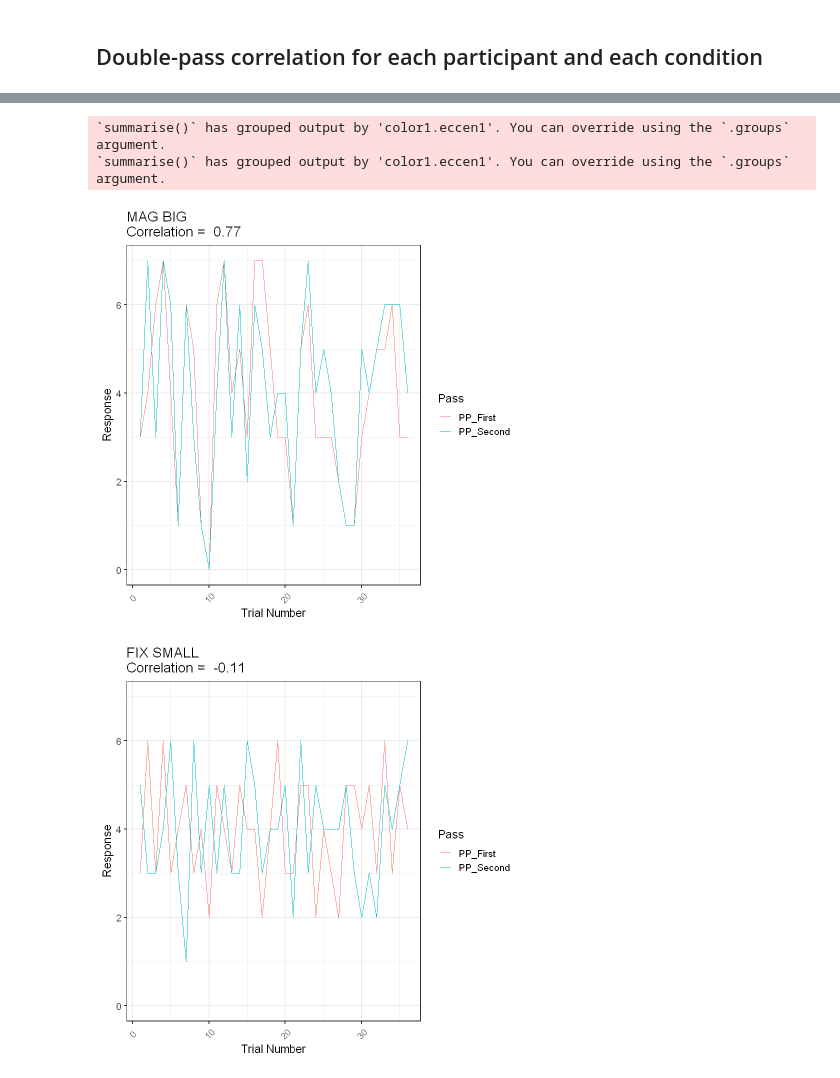
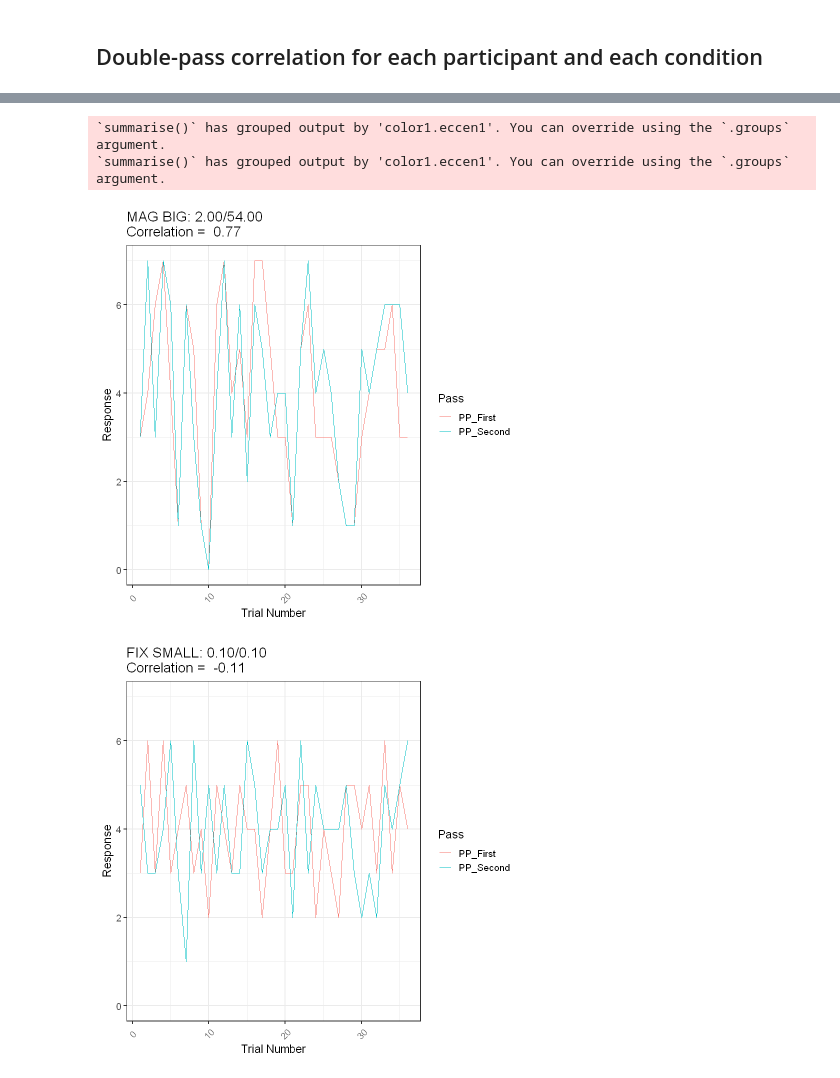
Before and after one commit to ArielZJ/Precision-Phenomenology-Data-Analysis, a Jupyter notebook: Fovea vs. Periphery Color Similarity Pilot Analysis - 2stim Analysis.ipynb, the cells around one changed output, grey strips where cells are left out. Cells and saved outputs as stored; diff of their text form; code cells hidden in the pictures.

```diff
--- a/Fovea vs. Periphery Color Similarity Pilot Analysis - 2stim Analysis.ipynb
+++ b/Fovea vs. Periphery Color Similarity Pilot Analysis - 2stim Analysis.ipynb
@@ -1383,7 +1396,8 @@ plot.correlations <- function(df){
         geom_point(position=position_dodge(width=0.75)) +
         ylim(-0.5, 1) + ylab("Correlation") +
         theme_bw(base_size = 14) +
-        guides(color=guide_legend(reverse=TRUE),fill=FALSE) + theme(legend.title=element_blank()) +
+        guides(color=guide_legend(reverse=TRUE,byrow=TRUE),fill=FALSE) +
+        theme(legend.title=element_blank(), legend.spacing.y = unit(0.50,'cm')) +
         xlab("") + scale_colour_manual(values=fix_mag_colours) +
         geom_hline(yintercept=0, linetype='dashed', color='red') + # 0 correlation
         #geom_hline(yintercept=mean(subset(df, label.mag != 'FIX')$CC1_CC2), linetype='dashed',color='blue') # mean CC1-CC2 correlation
@@ -1611,7 +1625,8 @@ fig5b <- function(df,save=TRUE){
         #geom_hline(yintercept=median, linetype = 'dashed',color='blue') +
         ylim(0,7) +
         theme_bw(base_size = 14) +
-        guides(color=guide_legend(reverse=TRUE),fill=FALSE) + theme(legend.title=element_blank()) +
+        guides(color=guide_legend(reverse=TRUE,byrow=TRUE),fill=FALSE) +
+        theme(legend.title=element_blank(),legend.spacing.y = unit(0.50,'cm')) +
         xlab("") +
         #ylab("Normalised Trace") +
         scale_y_continuous(name='Normalised Trace\nDifference',
@@ -1696,10 +1711,11 @@ fig5f.PP.rainbow <- function(df){
             geom_point(position = position_jitter(width=.15,height=0),size=1) +
             geom_boxplot(aes(x=as.numeric(as.factor(label.combo)) + 0.25, y = value),alpha = 0.3, outlier.shape=NA, width = .1, colour = "BLACK") +
             xlab('')+coord_flip()+theme_cowplot()+
-            guides(color=guide_legend(reverse=TRUE),fill=FALSE) +
+            guides(color=guide_legend(reverse=TRUE,byrow=TRUE),fill=FALSE) +
             geom_hline(yintercept=logit(0.5), linetype='dashed') +
             ylab("Logistic-Transformed\nNormalised Trace Difference") +
-            theme(axis.text.y=element_blank(),axis.ticks.y=element_blank(),axis.line.y=element_blank(),legend.title=element_blank()) +
+            theme(axis.text.y=element_blank(),axis.ticks.y=element_blank(),axis.line.y=element_blank(),
+                  legend.title=element_blank(),legend.spacing.y = unit(0.50,'cm')) +
             ylim(-2.5,2.5)  +
             #scale_fill_brewer(palette='Dark2') + scale_colour_brewer(palette='Dark2')
             scale_fill_manual(values=fix_mag_colours) + scale_colour_manual(values=fix_mag_colours)
@@ -2241,7 +2257,8 @@ fig6d <- function(plot.df,histogram=FALSE,save=TRUE){
         #scale_colour_manual(values = c("orange",'purple')) +
         #scale_color_brewer(palette='Dark2') + scale_fill_brewer(palette='Dark2')
         scale_fill_manual(values=fix_mag_colours) + scale_colour_manual(values=fix_mag_colours) +
-        guides(color=guide_legend(reverse=TRUE),fill=FALSE) + theme(legend.title=element_blank())
+        guides(color=guide_legend(reverse=TRUE,byrow=TRUE),fill=FALSE) +
+        theme(legend.title=element_blank(),legend.spacing.y = unit(0.50,'cm'))
     if(histogram){
         #plot.df$mean.var <- log((plot.df$mean.var))
         plot.df$label.combo <- paste(plot.df$StimSize,plot.df$Magnification)
@@ -3005,36 +3002,36 @@ plot.exemplar.double.pass <- function(exemplar.data,ecc='PP'){
 
     trial.number <- 1:length(PP.lower)
 
     if(ecc=='CC'){
         plot.df <- data.frame(trial.number,CC.upper,CC.lower)
         colnames(plot.df) <- c('Trial_Number', 'CC_First', 'CC_Second')
         correlation <- cor(CC.upper,CC.lower)
     } else {
         plot.df <- data.frame(trial.number,PP.upper,PP.lower)
         colnames(plot.df) <- c('Trial_Number', 'PP_First', 'PP_Second')
         correlation <- cor(PP.upper,PP.lower)
     }
     #plot.df <- data.frame(trial.number,CC.upper,CC.lower,PP.upper,PP.lower)
     #colnames(plot.df) <- c('Trial_Number', 'CC_First', 'CC_Second', 'PP_First', 'PP_Second')
 
     plot.df.long <- plot.df %>% gather("Pass","Response",2:3)
 
-    condition <- if(size==1){'MAG BIG'}else{'FIX SMALL'}
+    condition <- if(size==1){'MAG BIG: 2.00/54.00'}else{'FIX SMALL: 0.10/0.10'}
 
     plot <- ggplot(plot.df.long, aes(x=Trial_Number,y=Response,color=Pass)) +
                     geom_line() + ggtitle(paste(condition,'\nCorrelation = ',round(correlation,2))) +
                     theme_bw(base_size = 14) + ylim(0,7) + xlab("Trial Number") +
                     theme(axis.text.x = element_text(angle=45, vjust = 0.5))
     ggsave(paste('exemplar_double_pass',ecc,size,scale,'.png',sep='_'),plot,height=2.5,width=4)
     return(plot)
 }
 plot.exemplar.double.pass(exemplar.mag.big)
 plot.exemplar.double.pass(exemplar.fix.small)
 # %% [output]
 `summarise()` has grouped output by 'color1.eccen1'. You can override using the `.groups` argument.
 `summarise()` has grouped output by 'color1.eccen1'. You can override using the `.groups` argument.
-[figure, old version]
+[figure, new version]
-[figure, old version]
+[figure, new version]
 # %%
 double.pass.all <- function(datadf){
     size <- sort(unique(datadf$stimulus_size))
```
Also changed, not shown: parts of 19 cells of this notebook, 11 other files.
